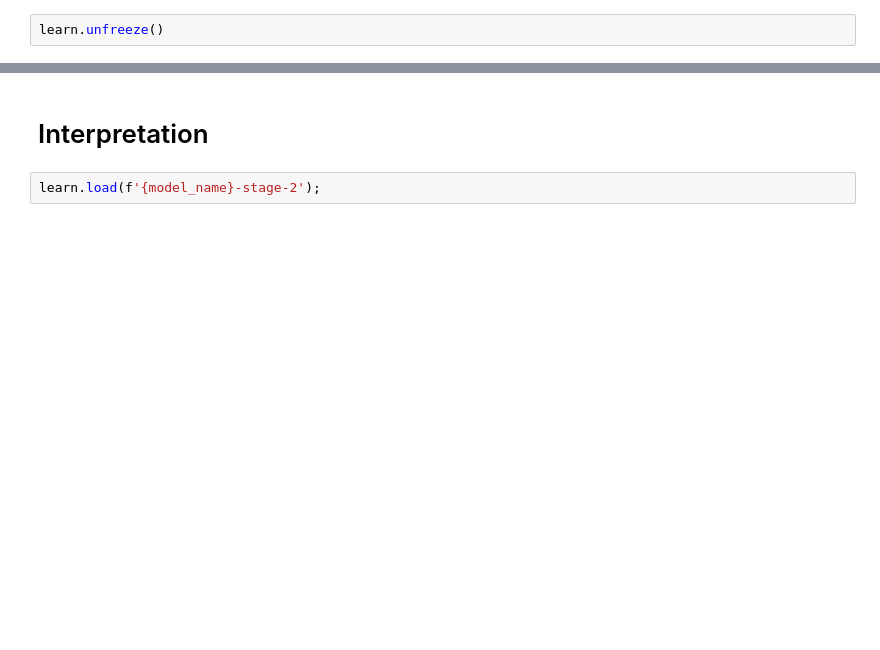
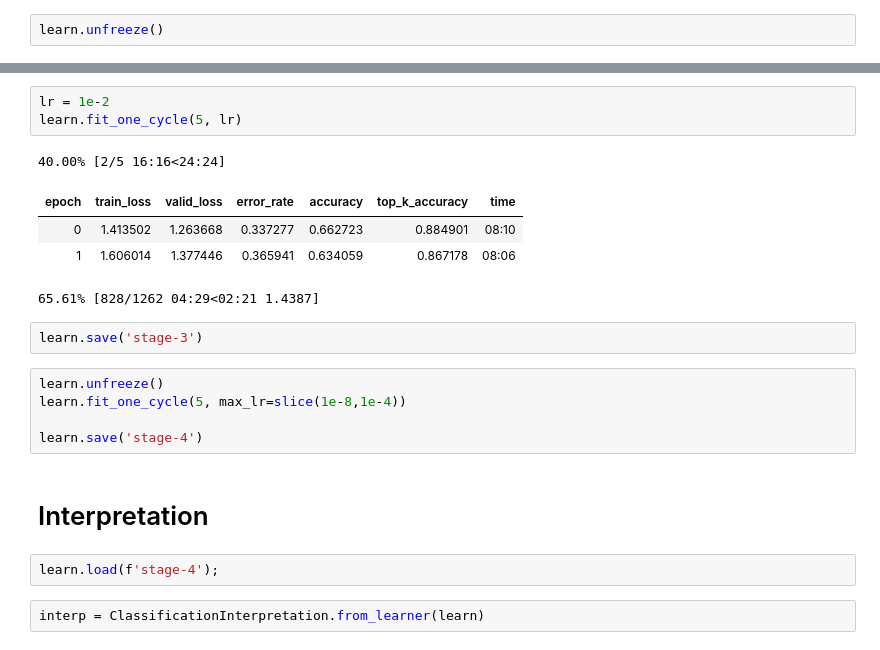
Before and after one commit to npatta01/deep-learning-food, a Jupyter notebook: notebooks/2_training_fastai.ipynb, the cells around one changed output, grey strips where cells are left out. Drawn from its saved outputs; the diff is of its cells as text; blank space fills up the shorter version.

```diff
--- a/notebooks/2_training_fastai.ipynb
+++ b/notebooks/2_training_fastai.ipynb
@@ -117,4 +184,22 @@ learn.load(f'{model_name}-stage-2');
+# %%
+lr = 1e-2
+learn.fit_one_cycle(5, lr)
+# %% [output]
+40.00% [2/5 16:16<24:24]
+| epoch | train_loss | valid_loss | error_rate | accuracy | top_k_accuracy | time |
+| 0 | 1.413502 | 1.263668 | 0.337277 | 0.662723 | 0.884901 | 08:10 |
+| 1 | 1.606014 | 1.377446 | 0.365941 | 0.634059 | 0.867178 | 08:06 |
+65.61% [828/1262 04:29<02:21 1.4387]
+# %%
+learn.save('stage-3')
+# %%
+learn.unfreeze()
+learn.fit_one_cycle(5, max_lr=slice(1e-8,1e-4))
+
+learn.save('stage-4')
 # %% [markdown]
 # Interpretation
 # %%
-learn.load(f'{model_name}-stage-2');
+learn.load(f'stage-4');
+# %%
+interp = ClassificationInterpretation.from_learner(learn)
```
Also changed, not shown: parts of 41 cells of this notebook, 1 other file.
